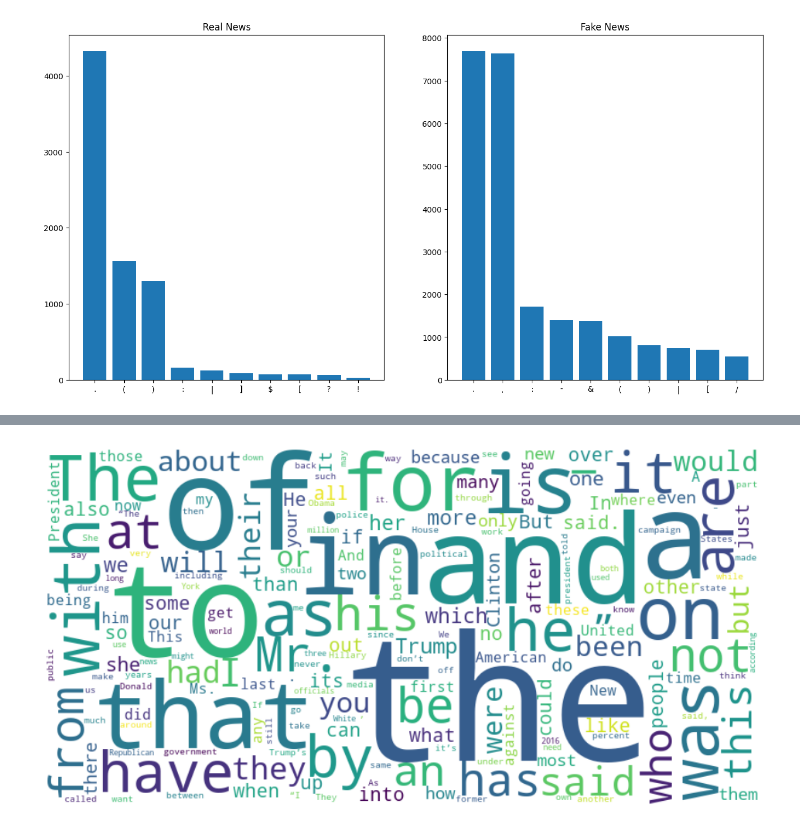
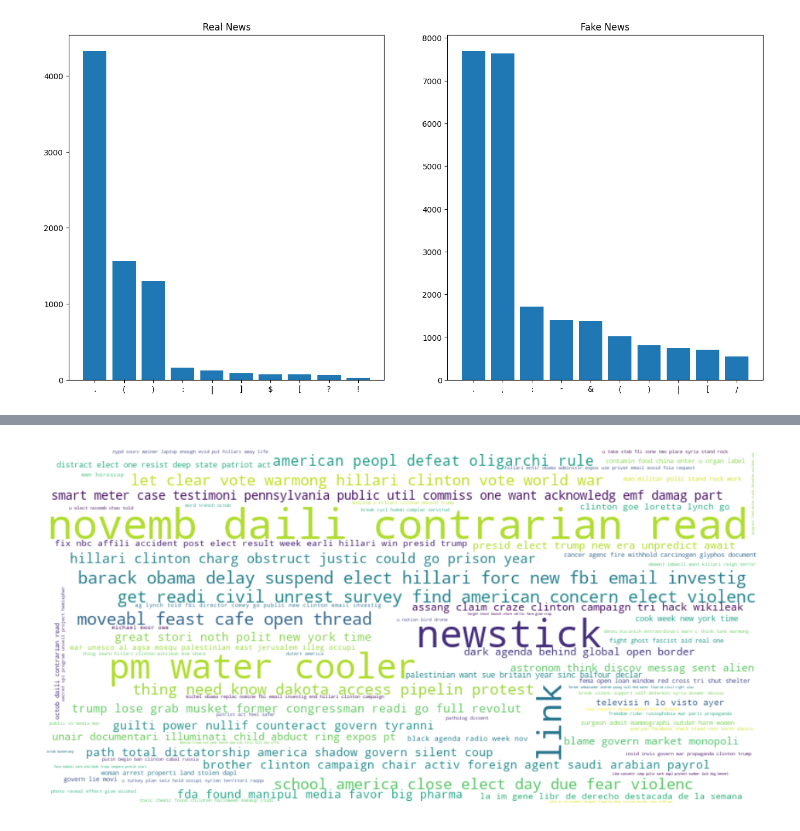
Before and after one commit to oussamaJMAA/fake_news_classifier, a Jupyter notebook: fake_news.ipynb, the cells around one changed output, grey strips where cells are left out. Drawn from its saved outputs; the diff is of its cells as text; code cells hidden in the pictures.

```diff
--- a/fake_news.ipynb
+++ b/fake_news.ipynb
@@ -267,9 +270,10 @@ plt.bar(x1, y1)
 ps = PorterStemmer()
 corpus = []
 for i in range(0, len(df)):
-    review = re.sub('[^a-zA-Z]', ' ', df['text'][i])
+    review = re.sub('[^a-zA-Z]', ' ', df['title'][i])
     review = review.lower()
     review = review.split()
-    review =[ps.stem(word) for word in review if word not in stopwords.words("english")]
-    review=" ".join(review)
+
+    review = [ps.stem(word) for word in review if not word in stopwords.words('english')]
+    review = ' '.join(review)
     corpus.append(review)
@@ -280,20 +351,20 @@ df['text']
 # %%
 from wordcloud import WordCloud
 from collections import Counter
 
 # Create a list of words in the text column of the dataframe
-words = [word for article in df['text'] for word in article.split()]
+#words = [word for article in df['title'] for word in article.split()]
 
 # Count the frequency of each word using the Counter object
-word_counts = Counter(words)
+word_counts = Counter(corpus)
 
 # Create a word cloud of the most common words
 wordcloud = WordCloud(width=800, height=400, background_color='white').generate_from_frequencies(word_counts)
 
 # Display the word cloud
 plt.figure(figsize=(12, 6))
 plt.imshow(wordcloud, interpolation='bilinear')
 plt.axis('off')
 plt.show()
 # %% [output]
-[figure, old version]
+[figure, new version]
```
Also changed, not shown: parts of 10 cells of this notebook.
